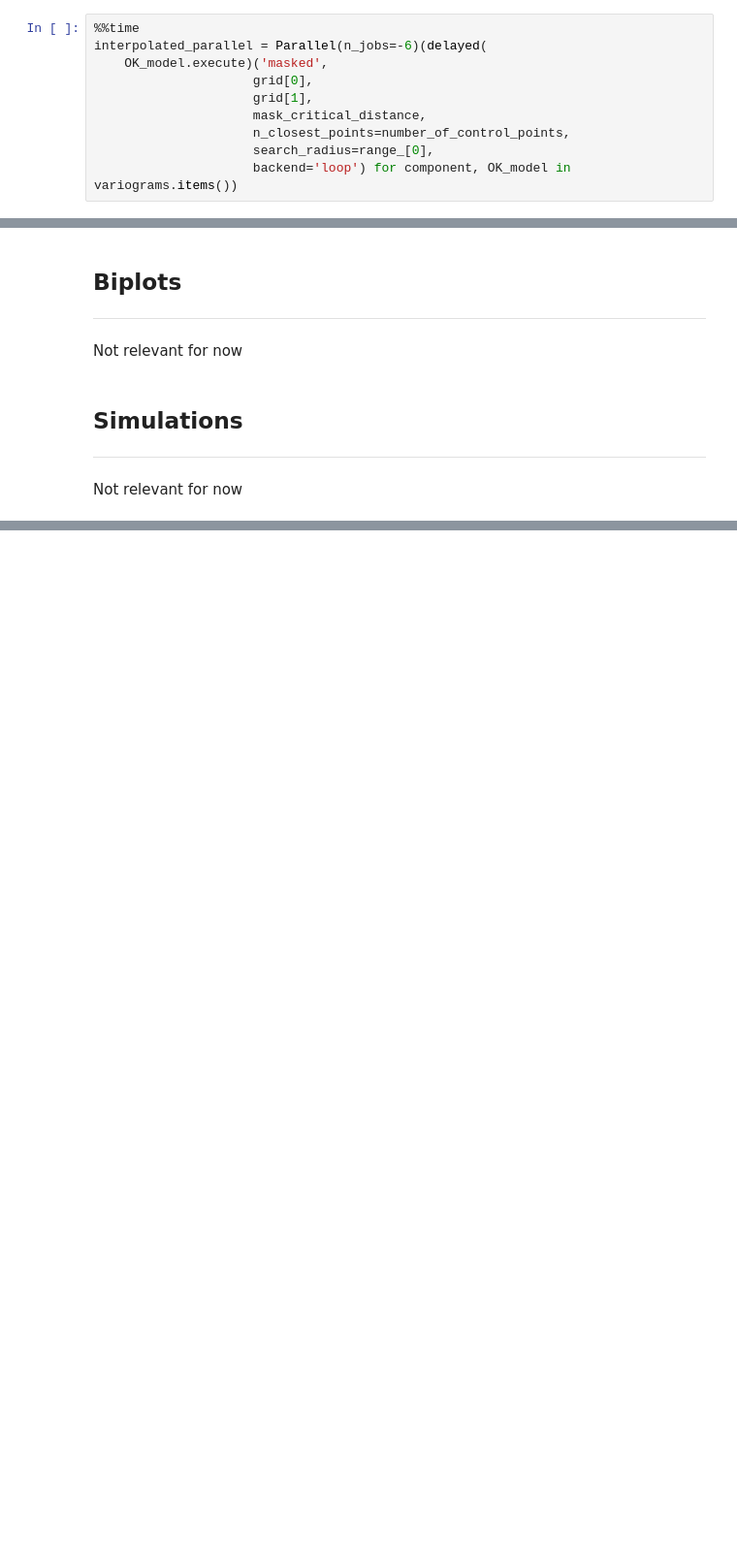
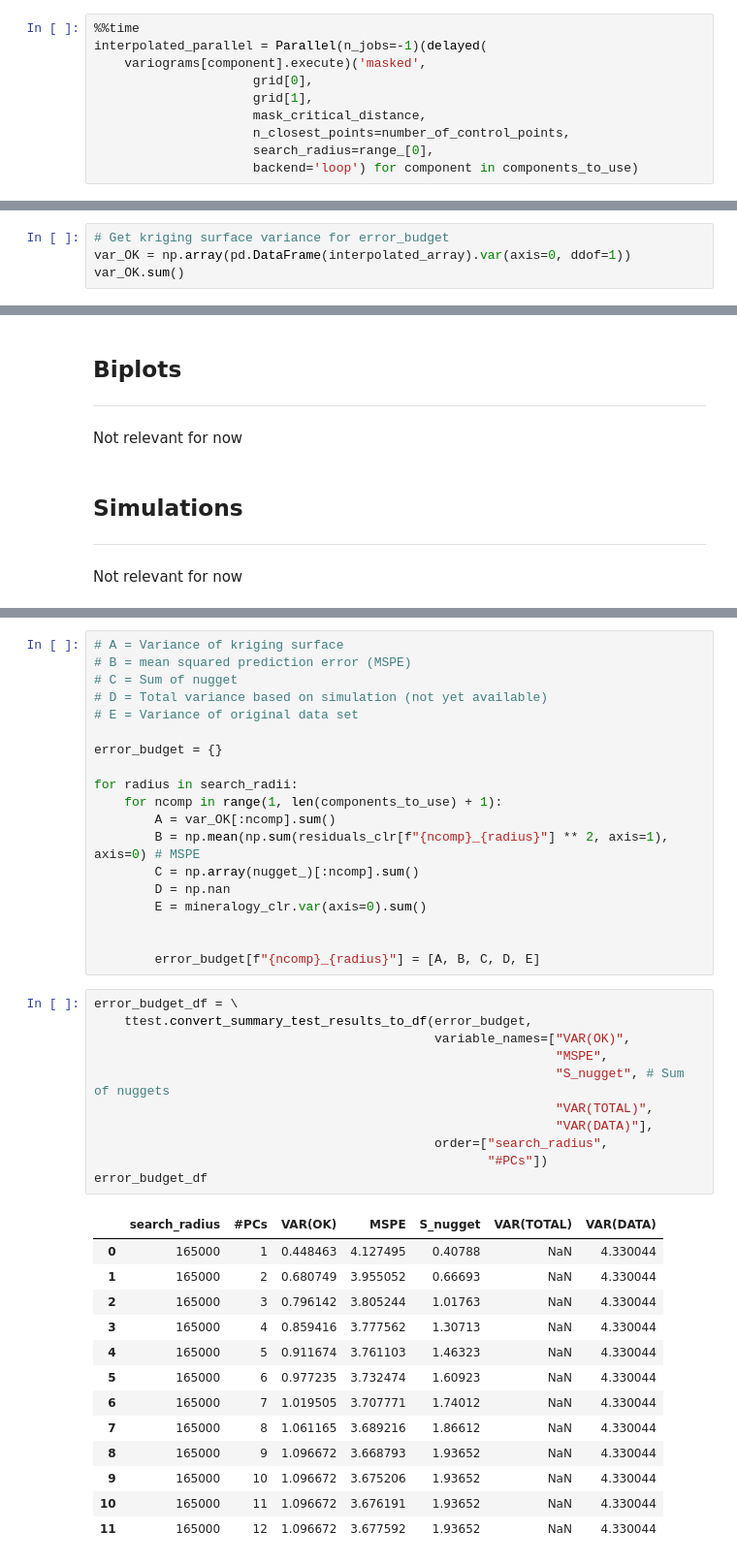
Before and after one commit to Complexio/Vistelius_1995_OCR, a Jupyter notebook: _ANALYSIS/2_area1_Interpolation.ipynb, the cells around one changed output, grey strips where cells are left out. Shown at 97% size. Cells and saved outputs as stored; diff of their text form; blank space fills up the shorter version.

```diff
--- a/_ANALYSIS/2_area1_Interpolation.ipynb
+++ b/_ANALYSIS/2_area1_Interpolation.ipynb
@@ -1085,11 +1084,11 @@ interpolated_dict = preproc.load_obj("interpolated_dict")
 # not the maximum number of 'workers' can be used in that case.
 # %%
 %%time
-interpolated_parallel = Parallel(n_jobs=-6)(delayed(
-    OK_model.execute)('masked',
+interpolated_parallel = Parallel(n_jobs=-1)(delayed(
+    variograms[component].execute)('masked',
                      grid[0],
                      grid[1],
                      mask_critical_distance,
                      n_closest_points=number_of_control_points,
                      search_radius=range_[0],
-                     backend='loop') for component, OK_model in variograms.items())
+                     backend='loop') for component in components_to_use)
@@ -1133,0 +1124,4 @@ interpolated_reverse_clr = postproc.reverse_clr(interpolated_reverse_pca,
+# %%
+# Get kriging surface variance for error_budget
+var_OK = np.array(pd.DataFrame(interpolated_array).var(axis=0, ddof=1))
+var_OK.sum()
@@ -1228,0 +1228,44 @@ Not relevant for now
+# %%
+# A = Variance of kriging surface
+# B = mean squared prediction error (MSPE)
+# C = Sum of nugget
+# D = Total variance based on simulation (not yet available)
+# E = Variance of original data set
+
+error_budget = {}
+
+for radius in search_radii:
+    for ncomp in range(1, len(components_to_use) + 1):
+        A = var_OK[:ncomp].sum()
+        B = np.mean(np.sum(residuals_clr[f"{ncomp}_{radius}"] ** 2, axis=1), axis=0) # MSPE
+        C = np.array(nugget_)[:ncomp].sum()
+        D = np.nan
+        E = mineralogy_clr.var(axis=0).sum()
+
+
+        error_budget[f"{ncomp}_{radius}"] = [A, B, C, D, E]
+# %%
+error_budget_df = \
+    ttest.convert_summary_test_results_to_df(error_budget,
+                                             variable_names=["VAR(OK)",
+                                                             "MSPE",
+                                                             "S_nugget", # Sum of nuggets
+                                                             "VAR(TOTAL)",
+                                                             "VAR(DATA)"],
+                                             order=["search_radius",
+                                                    "#PCs"])
+error_budget_df
+# %% [output]
+|  | search_radius | #PCs | VAR(OK) | MSPE | S_nugget | VAR(TOTAL) | VAR(DATA) |
+| 0 | 165000 | 1 | 0.448463 | 4.127495 | 0.40788 | NaN | 4.330044 |
+| 1 | 165000 | 2 | 0.680749 | 3.955052 | 0.66693 | NaN | 4.330044 |
+| 2 | 165000 | 3 | 0.796142 | 3.805244 | 1.01763 | NaN | 4.330044 |
+| 3 | 165000 | 4 | 0.859416 | 3.777562 | 1.30713 | NaN | 4.330044 |
+| 4 | 165000 | 5 | 0.911674 | 3.761103 | 1.46323 | NaN | 4.330044 |
+| 5 | 165000 | 6 | 0.977235 | 3.732474 | 1.60923 | NaN | 4.330044 |
+| 6 | 165000 | 7 | 1.019505 | 3.707771 | 1.74012 | NaN | 4.330044 |
+| 7 | 165000 | 8 | 1.061165 | 3.689216 | 1.86612 | NaN | 4.330044 |
+| 8 | 165000 | 9 | 1.096672 | 3.668793 | 1.93652 | NaN | 4.330044 |
+| 9 | 165000 | 10 | 1.096672 | 3.675206 | 1.93652 | NaN | 4.330044 |
+| 10 | 165000 | 11 | 1.096672 | 3.676191 | 1.93652 | NaN | 4.330044 |
+| 11 | 165000 | 12 | 1.096672 | 3.677592 | 1.93652 | NaN | 4.330044 |
```
Also changed, not shown: parts of 24 cells of this notebook.
